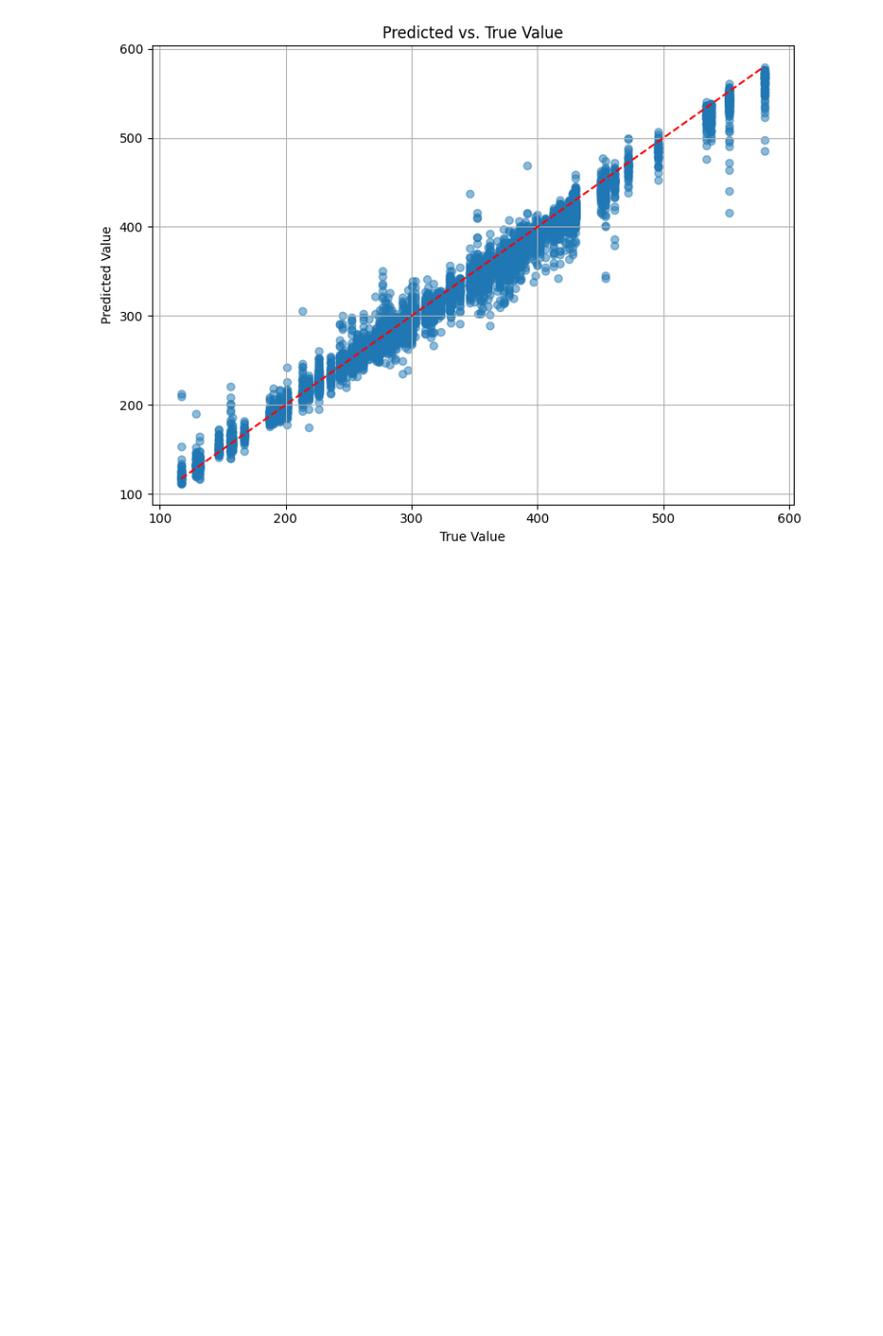
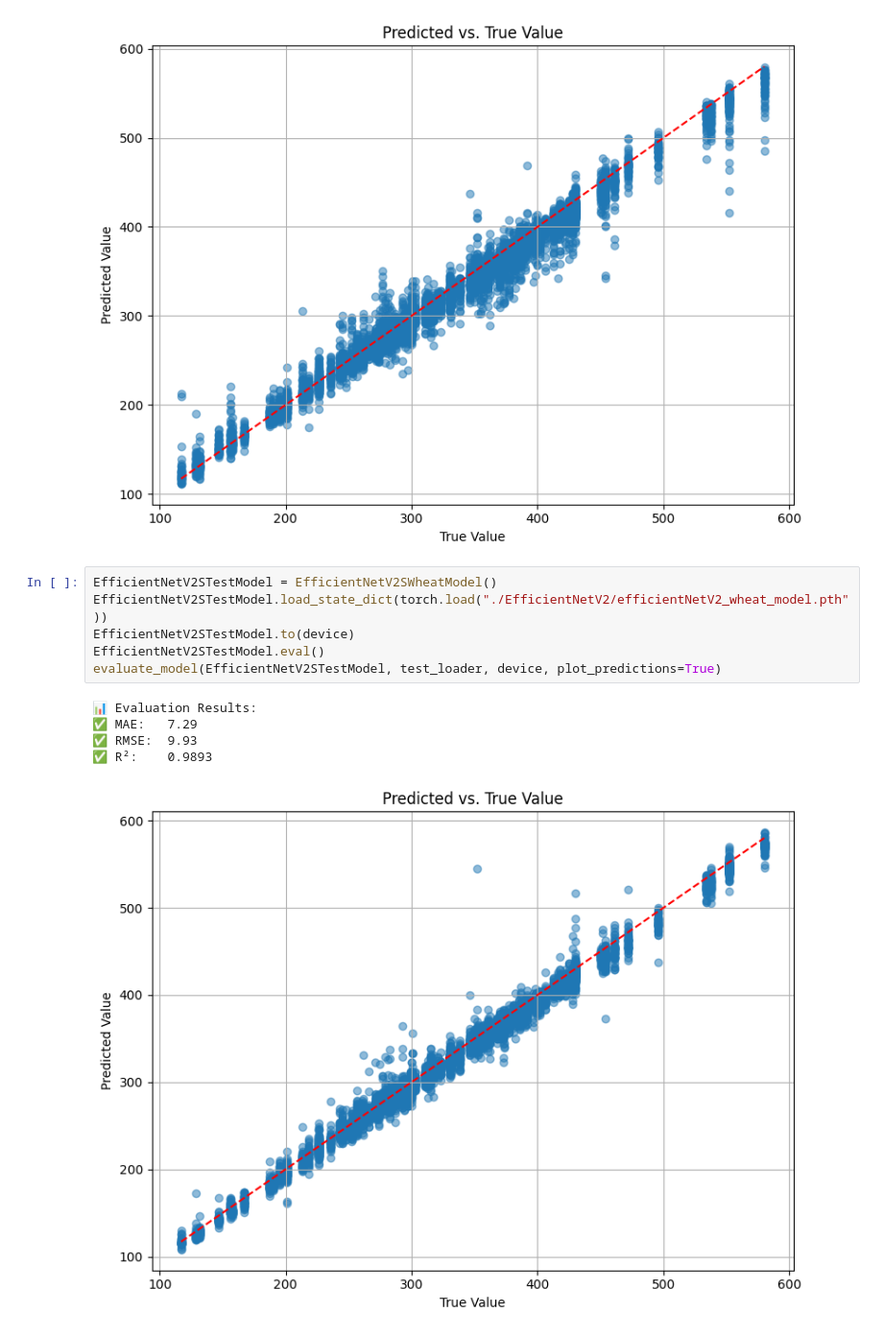
Before and after one commit to Wani29I/MasterProj, a Jupyter notebook: Model_Creation/totalEarsModel/testTotEarModel.ipynb, the cells around one changed output. Shown at 96% size. Drawn from its saved outputs; the diff is of its cells as text; blank space fills up the shorter version.

Commit message:
train and test EfficientNetV2

```diff
--- a/Model_Creation/totalEarsModel/testTotEarModel.ipynb
+++ b/Model_Creation/totalEarsModel/testTotEarModel.ipynb
@@ -118,5 +119,17 @@ evaluate_model(DenseNet121TestModel, test_loader, device, plot_predictions=True)
 ✅ RMSE:  14.85
 ✅ R²:    0.9760
 [figure]
+# %%
+EfficientNetV2STestModel = EfficientNetV2SWheatModel()
+EfficientNetV2STestModel.load_state_dict(torch.load("./EfficientNetV2/efficientNetV2_wheat_model.pth"))
+EfficientNetV2STestModel.to(device)
+EfficientNetV2STestModel.eval()
+evaluate_model(EfficientNetV2STestModel, test_loader, device, plot_predictions=True)
+# %% [output]
+📊 Evaluation Results:
+✅ MAE:   7.29
+✅ RMSE:  9.93
+✅ R²:    0.9893
+[figure, added]
 # %%
 # Run test
```
Also changed, not shown: parts of 3 cells of this notebook, 2 other files.
